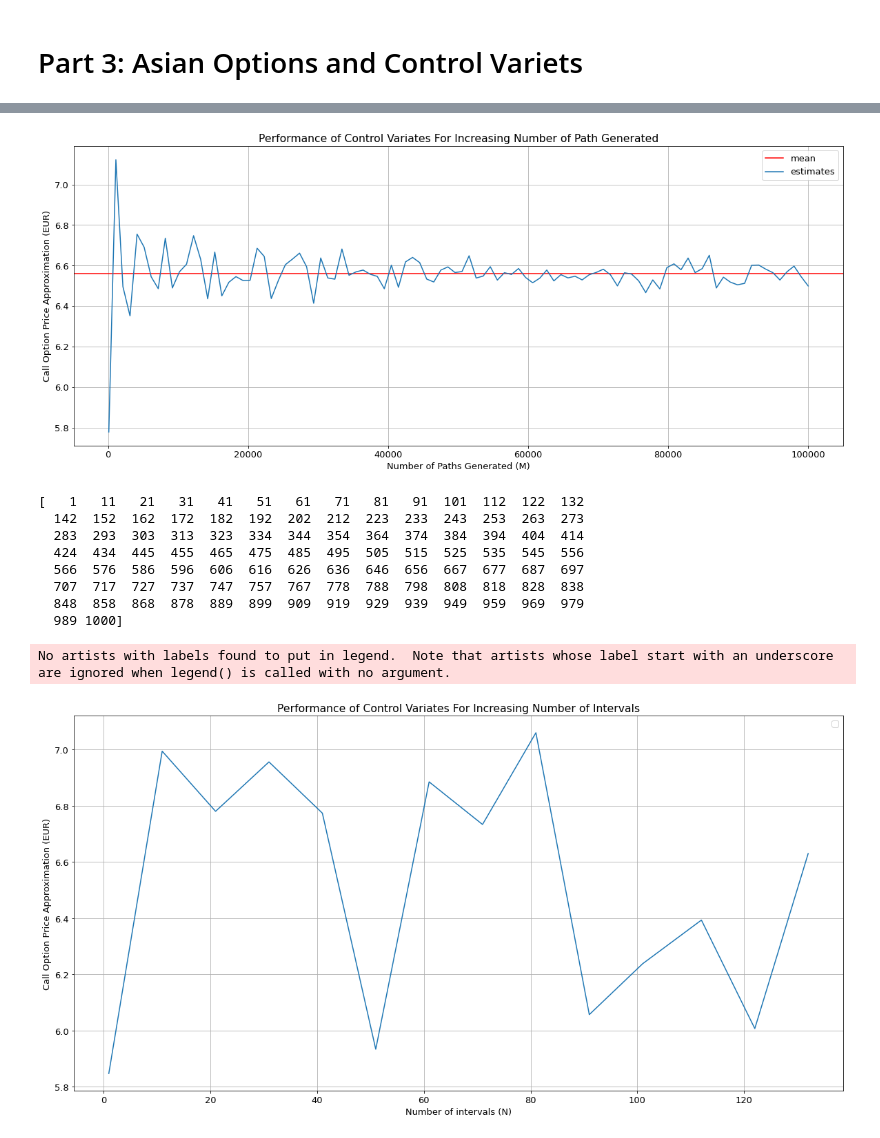
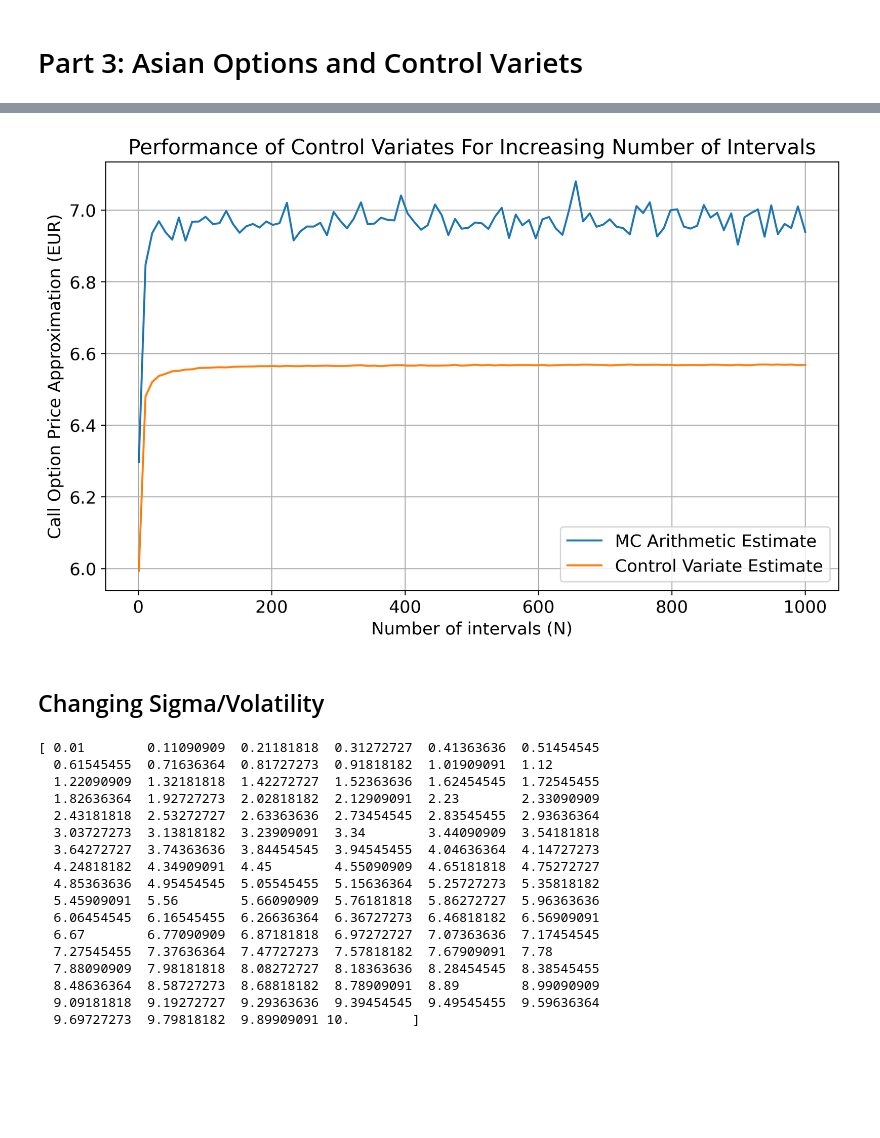
Before and after one commit to ithakis/UvA-Computational-Finance, a Jupyter notebook: Assignment 2.ipynb, the cells around one changed output, grey strips where cells are left out. Cells and saved outputs as stored; diff of their text form; code cells hidden in the pictures; blank space fills up the shorter version.

```diff
--- a/Assignment 2.ipynb
+++ b/Assignment 2.ipynb
@@ -656,0 +754,17 @@ plt.show()
+# %%
+S0 = 100
+T = 1.
+K = 99
+r = 0.06
+sigma = 0.2
+M = 100_000
+
+num_samples = 100
+N_values = np.linspace(1, 1000, num=num_samples, dtype=int)
+print(N_values)
+
+N_estimates_c = np.zeros(num_samples)
+N_estimates_MC = np.zeros(num_samples)
+for i in tqdm(range(num_samples)):
+    N = N_values[i]
+    N_estimates_c[i], N_estimates_MC[i] = control_variate_est(S0, r, sigma, T, N, M, K)
@@ -657,48 +780,49 @@ plt.show()
 # %%
-plt.figure(figsize=(20,8))
-plt.axhline(y=M_estimates.mean(), color='r', linestyle='-', label='mean')
-plt.plot(M_values, M_estimates, label='estimates')
-plt.xlabel("Number of Paths Generated (M)")
+plt.figure(figsize=(10,6), dpi=300)
+plt.plot(N_values, N_estimates_MC, label='MC Arithmetic Estimate')
+plt.plot(N_values, N_estimates_c, label='Control Variate Estimate')
+plt.xlabel("Number of intervals (N)")
 plt.ylabel("Call Option Price Approximation (EUR)")
-plt.title("Performance of Control Variates For Increasing Number of Path Generated")
+plt.title("Performance of Control Variates For Increasing Number of Intervals")
 plt.legend()
 plt.grid()
 plt.show()
 # %% [output]
-[figure, old version]
+[figure, new version]
+# %% [markdown]
+## Changing Sigma/Volatility
 # %%
 S0 = 100
 T = 1.
+N = 50
 K = 99
 r = 0.06
-sigma = 0.2
 M = 100_000
 
 num_samples = 100
-N_values = np.linspace(1, 1000, num=num_samples, dtype=int)
-print(N_values)
+sigma_values = np.linspace(0.01, 10, num=num_samples)
+print(sigma_values)
 
-N_estimates = np.zeros(num_samples)
+sigma_estimates_c = np.zeros(num_samples)
+sigma_estimates_MC = np.zeros(num_samples)
 for i in tqdm(range(num_samples)):
-    N = N_values[i]
-    N_estimates[i] = control_variate_est(S0, r, sigma, T, N, M, K)
-
-plt.figure(figsize=(20,10))
-plt.plot(N_values, N_estimates)
-plt.xlabel(r"Number of intervals (N)")
-plt.ylabel("Call Option Price Approximation (EUR)")
-plt.title("Performance of Control Variates For Increasing Number of Intervals")
-plt.legend()
-plt.grid()
-plt.show()
+    sigma = sigma_values[i]
+    sigma_estimates_c[i], sigma_estimates_MC[i] = control_variate_est(S0, r, sigma, T, N, M, K)
 # %% [output]
-[   1   11   21   31   41   51   61   71   81   91  101  112  122  132
-  142  152  162  172  182  192  202  212  223  233  243  253  263  273
-  283  293  303  313  323  334  344  354  364  374  384  394  404  414
-  424  434  445  455  465  475  485  495  505  515  525  535  545  556
-  566  576  586  596  606  616  626  636  646  656  667  677  687  697
-  707  717  727  737  747  757  767  778  788  798  808  818  828  838
-  848  858  868  878  889  899  909  919  929  939  949  959  969  979
-  989 1000]
+[ 0.01        0.11090909  0.21181818  0.31272727  0.41363636  0.51454545
+  0.61545455  0.71636364  0.81727273  0.91818182  1.01909091  1.12
+  1.22090909  1.32181818  1.42272727  1.52363636  1.62454545  1.72545455
+  1.82636364  1.92727273  2.02818182  2.12909091  2.23        2.33090909
+  2.43181818  2.53272727  2.63363636  2.73454545  2.83545455  2.93636364
+  3.03727273  3.13818182  3.23909091  3.34        3.44090909  3.54181818
+  3.64272727  3.74363636  3.84454545  3.94545455  4.04636364  4.14727273
+  4.24818182  4.34909091  4.45        4.55090909  4.65181818  4.75272727
+  4.85363636  4.95454545  5.05545455  5.15636364  5.25727273  5.35818182
+  5.45909091  5.56        5.66090909  5.76181818  5.86272727  5.96363636
+  6.06454545  6.16545455  6.26636364  6.36727273  6.46818182  6.56909091
+  6.67        6.77090909  6.87181818  6.97272727  7.07363636  7.17454545
+  7.27545455  7.37636364  7.47727273  7.57818182  7.67909091  7.78
+  7.88090909  7.98181818  8.08272727  8.18363636  8.28454545  8.38545455
+  8.48636364  8.58727273  8.68818182  8.78909091  8.89        8.99090909
+  9.09181818  9.19272727  9.29363636  9.39454545  9.49545455  9.59636364
+  9.69727273  9.79818182  9.89909091 10.        ]
-No artists with labels found to put in legend.  Note that artists whose label start with an underscore are ignored when legend() is called with no argument.
-[figure, removed]
```
Also changed, not shown: parts of 19 cells of this notebook.
